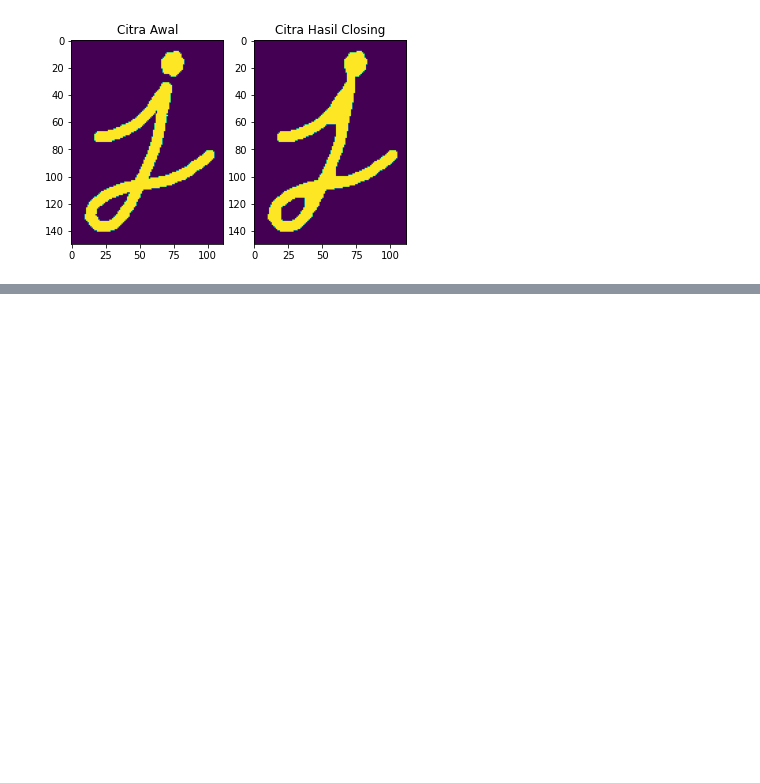
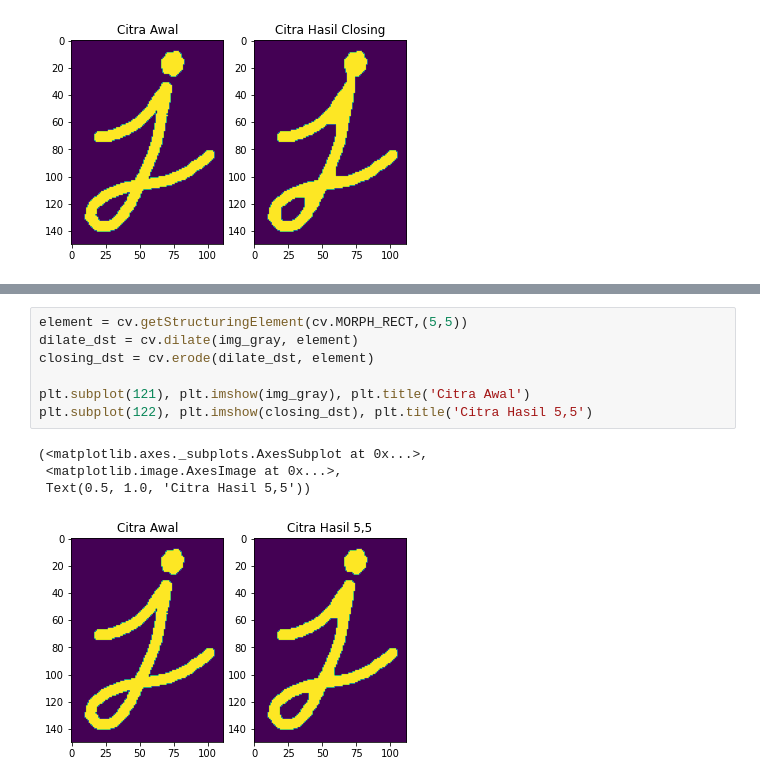
Before and after one commit to Nurhanifah99/PCVK_GENAP_2021, a Jupyter notebook: Week9.ipynb, the cells around one changed output, grey strips where cells are left out. Cells and saved outputs as stored; diff of their text form; blank space fills up the shorter version.

```diff
--- a/Week9.ipynb
+++ b/Week9.ipynb
@@ -79 +92,13 @@ plt.subplot(122), plt.imshow(closing), plt.title('Citra Hasil Closing')
+# %%
+element = cv.getStructuringElement(cv.MORPH_RECT,(5,5))
+dilate_dst = cv.dilate(img_gray, element)
+closing_dst = cv.erode(dilate_dst, element)
+
+plt.subplot(121), plt.imshow(img_gray), plt.title('Citra Awal')
+plt.subplot(122), plt.imshow(closing_dst), plt.title('Citra Hasil 5,5')
+# %% [output]
+(<matplotlib.axes._subplots.AxesSubplot at 0x...>,
+ <matplotlib.image.AxesImage at 0x...>,
+ Text(0.5, 1.0, 'Citra Hasil 5,5'))
+[figure, added]
 # %%
```
Also changed, not shown: parts of 8 cells of this notebook.
